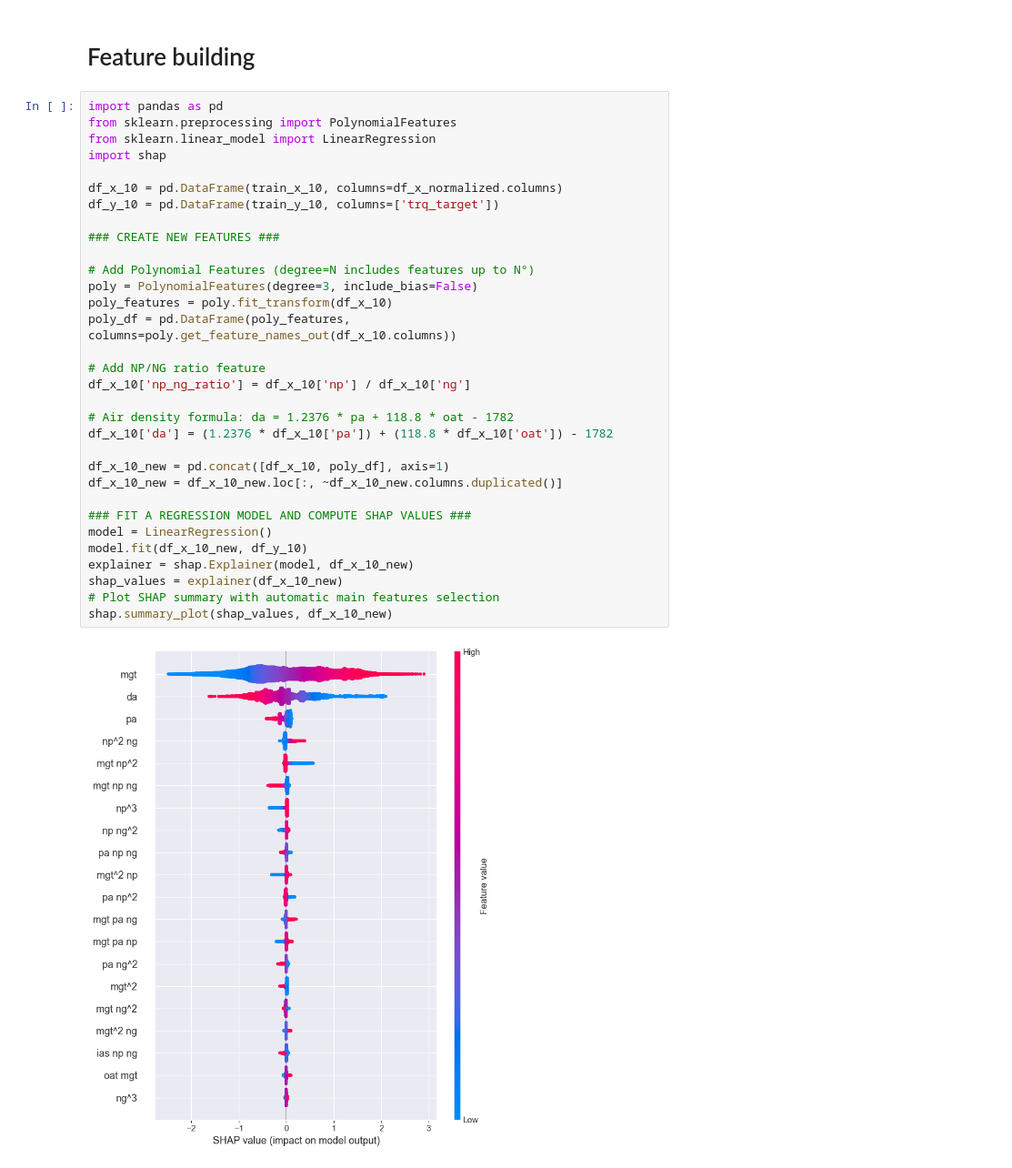
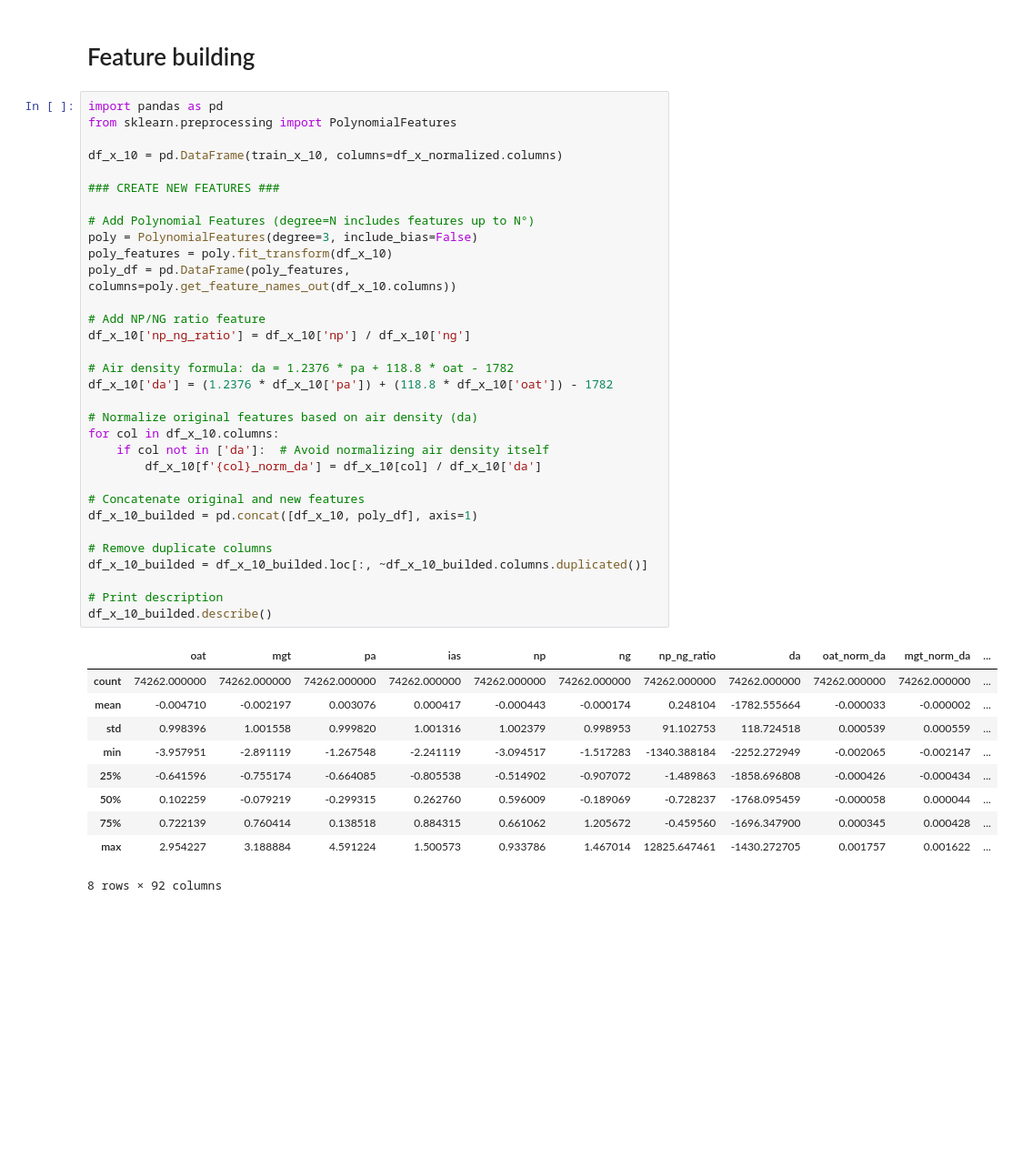
Before and after one commit to MrPio/PHM_North_America_2024_Challenge, a Jupyter notebook: 1-data_preprocessing/1-Data_Preprocessing.ipynb, the cells around one changed output. Shown at 91% size. Drawn from its saved outputs; the diff is of its cells as text; blank space fills up the shorter version.

```diff
--- a/1-data_preprocessing/1-Data_Preprocessing.ipynb
+++ b/1-data_preprocessing/1-Data_Preprocessing.ipynb
@@ -353,34 +351,43 @@ plt.show()
 # %%
 import pandas as pd
 from sklearn.preprocessing import PolynomialFeatures
-from sklearn.linear_model import LinearRegression
-import shap
 
 df_x_10 = pd.DataFrame(train_x_10, columns=df_x_normalized.columns)
-df_y_10 = pd.DataFrame(train_y_10, columns=['trq_target'])
 
 ### CREATE NEW FEATURES ###
 
 # Add Polynomial Features (degree=N includes features up to N°)
 poly = PolynomialFeatures(degree=3, include_bias=False)
 poly_features = poly.fit_transform(df_x_10)
 poly_df = pd.DataFrame(poly_features, columns=poly.get_feature_names_out(df_x_10.columns))
 
 # Add NP/NG ratio feature
 df_x_10['np_ng_ratio'] = df_x_10['np'] / df_x_10['ng']
 
 # Air density formula: da = 1.2376 * pa + 118.8 * oat - 1782
 df_x_10['da'] = (1.2376 * df_x_10['pa']) + (118.8 * df_x_10['oat']) - 1782
 
-df_x_10_new = pd.concat([df_x_10, poly_df], axis=1)
-df_x_10_new = df_x_10_new.loc[:, ~df_x_10_new.columns.duplicated()]
+# Normalize original features based on air density (da)
+for col in df_x_10.columns:
+    if col not in ['da']:  # Avoid normalizing air density itself
+        df_x_10[f'{col}_norm_da'] = df_x_10[col] / df_x_10['da']
 
-### FIT A REGRESSION MODEL AND COMPUTE SHAP VALUES ###
-model = LinearRegression()
-model.fit(df_x_10_new, df_y_10)
-explainer = shap.Explainer(model, df_x_10_new)
-shap_values = explainer(df_x_10_new)
-# Plot SHAP summary with automatic main features selection
-shap.summary_plot(shap_values, df_x_10_new)
+# Concatenate original and new features
+df_x_10_builded = pd.concat([df_x_10, poly_df], axis=1)
+
+# Remove duplicate columns
+df_x_10_builded = df_x_10_builded.loc[:, ~df_x_10_builded.columns.duplicated()]
+
+# Print description
+df_x_10_builded.describe()
 # %% [output]
-[figure, removed]
+|  | oat | mgt | pa | ias | np | ng | np_ng_ratio | da | oat_norm_da | mgt_norm_da | ... |
+| count | 74262.000000 | 74262.000000 | 74262.000000 | 74262.000000 | 74262.000000 | 74262.000000 | 74262.000000 | 74262.000000 | 74262.000000 | 74262.000000 | ... |
+| mean | -0.004710 | -0.002197 | 0.003076 | 0.000417 | -0.000443 | -0.000174 | 0.248104 | -1782.555664 | -0.000033 | -0.000002 | ... |
+| std | 0.998396 | 1.001558 | 0.999820 | 1.001316 | 1.002379 | 0.998953 | 91.102753 | 118.724518 | 0.000539 | 0.000559 | ... |
+| min | -3.957951 | -2.891119 | -1.267548 | -2.241119 | -3.094517 | -1.517283 | -1340.388184 | -2252.272949 | -0.002065 | -0.002147 | ... |
+| 25% | -0.641596 | -0.755174 | -0.664085 | -0.805538 | -0.514902 | -0.907072 | -1.489863 | -1858.696808 | -0.000426 | -0.000434 | ... |
+| 50% | 0.102259 | -0.079219 | -0.299315 | 0.262760 | 0.596009 | -0.189069 | -0.728237 | -1768.095459 | -0.000058 | 0.000044 | ... |
+| 75% | 0.722139 | 0.760414 | 0.138518 | 0.884315 | 0.661062 | 1.205672 | -0.459560 | -1696.347900 | 0.000345 | 0.000428 | ... |
+| max | 2.954227 | 3.188884 | 4.591224 | 1.500573 | 0.933786 | 1.467014 | 12825.647461 | -1430.272705 | 0.001757 | 0.001622 | ... |
+8 rows × 92 columns
```
Also changed, not shown: parts of 7 cells of this notebook, 1 other file.
